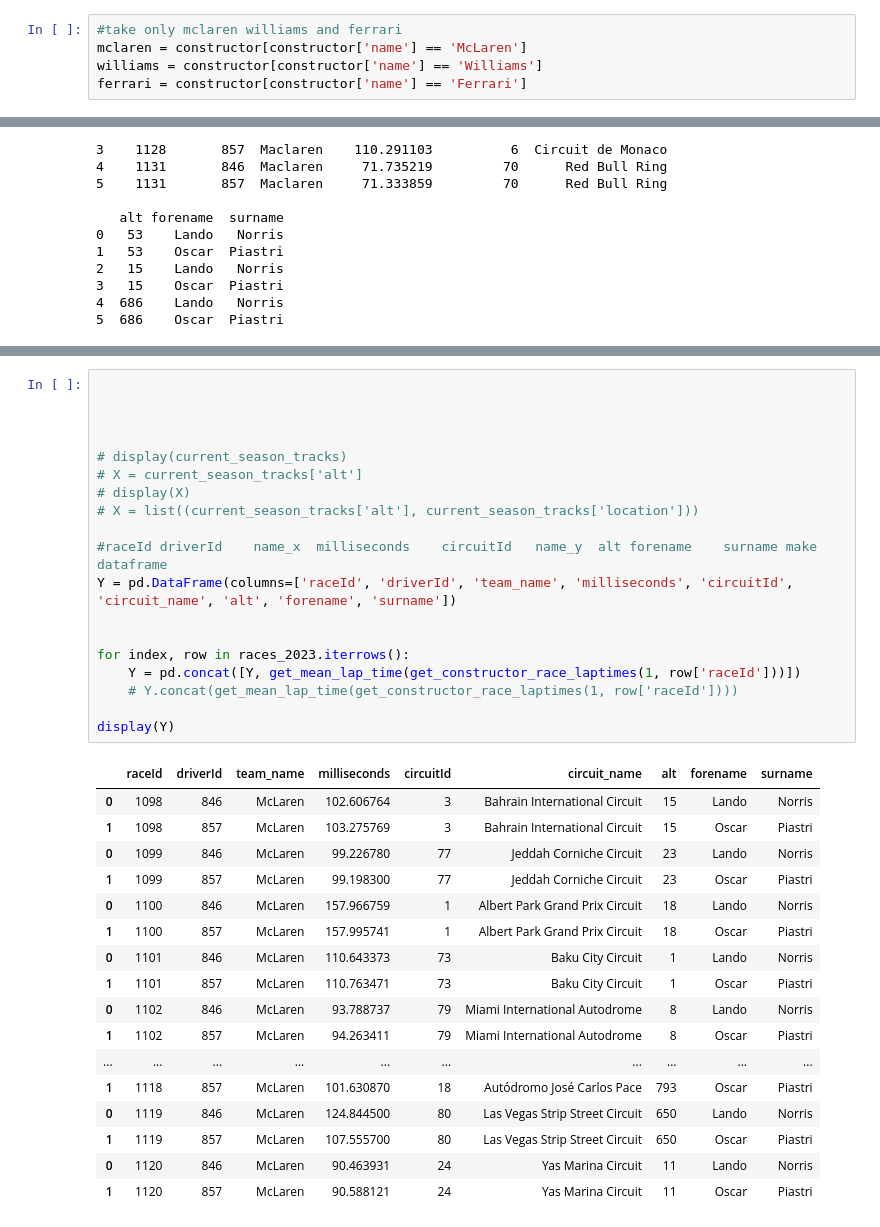
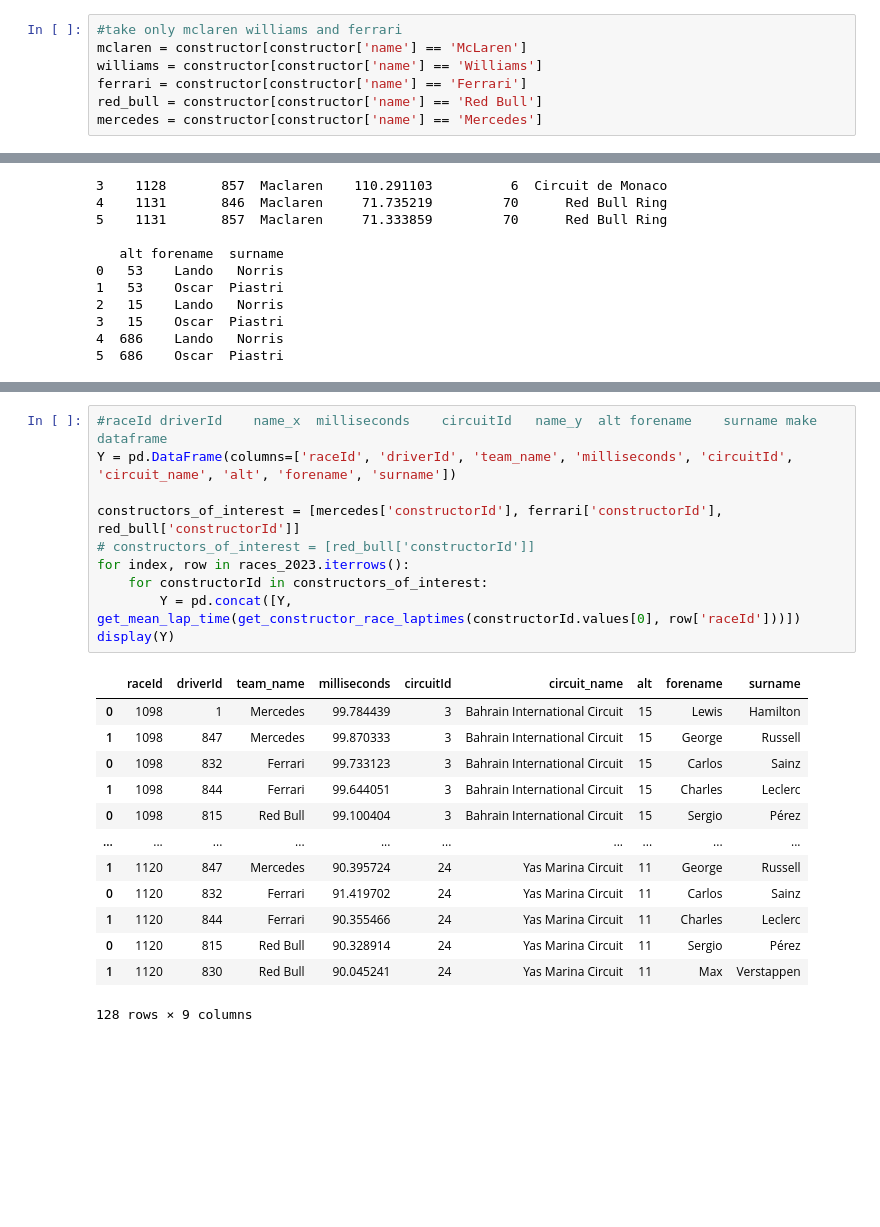
Before and after one commit to MichaelAngeloTheFirst/Formula1-Dataset-Exploration, a Jupyter notebook: f1_exploration.ipynb, the cells around one changed output, grey strips where cells are left out. Drawn from its saved outputs; the diff is of its cells as text; blank space fills up the shorter version.

```diff
--- a/f1_exploration.ipynb
+++ b/f1_exploration.ipynb
@@ -138,6 +352,8 @@ display(constructor)
 mclaren = constructor[constructor['name'] == 'McLaren']
 williams = constructor[constructor['name'] == 'Williams']
 ferrari = constructor[constructor['name'] == 'Ferrari']
+red_bull = constructor[constructor['name'] == 'Red Bull']
+mercedes = constructor[constructor['name'] == 'Mercedes']
 # %%
 display(mclaren)
 display(williams)
@@ -552,37 +774,24 @@ display(current_season_tracks)
 # %%
-
-
-
-
-# display(current_season_tracks)
-# X = current_season_tracks['alt']
-# display(X)
-# X = list((current_season_tracks['alt'], current_season_tracks['location']))
-
 #raceId	driverId	name_x	milliseconds	circuitId	name_y	alt	forename	surname make dataframe
 Y = pd.DataFrame(columns=['raceId', 'driverId', 'team_name', 'milliseconds', 'circuitId', 'circuit_name', 'alt', 'forename', 'surname'])
 
-
+constructors_of_interest = [mercedes['constructorId'], ferrari['constructorId'], red_bull['constructorId']]
+# constructors_of_interest = [red_bull['constructorId']]
 for index, row in races_2023.iterrows():
-    Y = pd.concat([Y, get_mean_lap_time(get_constructor_race_laptimes(1, row['raceId']))])
-    # Y.concat(get_mean_lap_time(get_constructor_race_laptimes(1, row['raceId'])))
-
+    for constructorId in constructors_of_interest:
+        Y = pd.concat([Y, get_mean_lap_time(get_constructor_race_laptimes(constructorId.values[0], row['raceId']))])
 display(Y)
 # %% [output]
 |  | raceId | driverId | team_name | milliseconds | circuitId | circuit_name | alt | forename | surname |
-| 0 | 1098 | 846 | McLaren | 102.606764 | 3 | Bahrain International Circuit | 15 | Lando | Norris |
-| 1 | 1098 | 857 | McLaren | 103.275769 | 3 | Bahrain International Circuit | 15 | Oscar | Piastri |
-| 0 | 1099 | 846 | McLaren | 99.226780 | 77 | Jeddah Corniche Circuit | 23 | Lando | Norris |
-| 1 | 1099 | 857 | McLaren | 99.198300 | 77 | Jeddah Corniche Circuit | 23 | Oscar | Piastri |
-| 0 | 1100 | 846 | McLaren | 157.966759 | 1 | Albert Park Grand Prix Circuit | 18 | Lando | Norris |
-| 1 | 1100 | 857 | McLaren | 157.995741 | 1 | Albert Park Grand Prix Circuit | 18 | Oscar | Piastri |
-| 0 | 1101 | 846 | McLaren | 110.643373 | 73 | Baku City Circuit | 1 | Lando | Norris |
-| 1 | 1101 | 857 | McLaren | 110.763471 | 73 | Baku City Circuit | 1 | Oscar | Piastri |
-| 0 | 1102 | 846 | McLaren | 93.788737 | 79 | Miami International Autodrome | 8 | Lando | Norris |
-| 1 | 1102 | 857 | McLaren | 94.263411 | 79 | Miami International Autodrome | 8 | Oscar | Piastri |
+| 0 | 1098 | 1 | Mercedes | 99.784439 | 3 | Bahrain International Circuit | 15 | Lewis | Hamilton |
+| 1 | 1098 | 847 | Mercedes | 99.870333 | 3 | Bahrain International Circuit | 15 | George | Russell |
+| 0 | 1098 | 832 | Ferrari | 99.733123 | 3 | Bahrain International Circuit | 15 | Carlos | Sainz |
+| 1 | 1098 | 844 | Ferrari | 99.644051 | 3 | Bahrain International Circuit | 15 | Charles | Leclerc |
+| 0 | 1098 | 815 | Red Bull | 99.100404 | 3 | Bahrain International Circuit | 15 | Sergio | Pérez |
 | ... | ... | ... | ... | ... | ... | ... | ... | ... | ... |
-| 1 | 1118 | 857 | McLaren | 101.630870 | 18 | Autódromo José Carlos Pace | 793 | Oscar | Piastri |
-| 0 | 1119 | 846 | McLaren | 124.844500 | 80 | Las Vegas Strip Street Circuit | 650 | Lando | Norris |
-| 1 | 1119 | 857 | McLaren | 107.555700 | 80 | Las Vegas Strip Street Circuit | 650 | Oscar | Piastri |
-| 0 | 1120 | 846 | McLaren | 90.463931 | 24 | Yas Marina Circuit | 11 | Lando | Norris |
-| 1 | 1120 | 857 | McLaren | 90.588121 | 24 | Yas Marina Circuit | 11 | Oscar | Piastri |
+| 1 | 1120 | 847 | Mercedes | 90.395724 | 24 | Yas Marina Circuit | 11 | George | Russell |
+| 0 | 1120 | 832 | Ferrari | 91.419702 | 24 | Yas Marina Circuit | 11 | Carlos | Sainz |
+| 1 | 1120 | 844 | Ferrari | 90.355466 | 24 | Yas Marina Circuit | 11 | Charles | Leclerc |
+| 0 | 1120 | 815 | Red Bull | 90.328914 | 24 | Yas Marina Circuit | 11 | Sergio | Pérez |
+| 1 | 1120 | 830 | Red Bull | 90.045241 | 24 | Yas Marina Circuit | 11 | Max | Verstappen |
+128 rows × 9 columns
```
Also changed, not shown: parts of 34 cells of this notebook.
